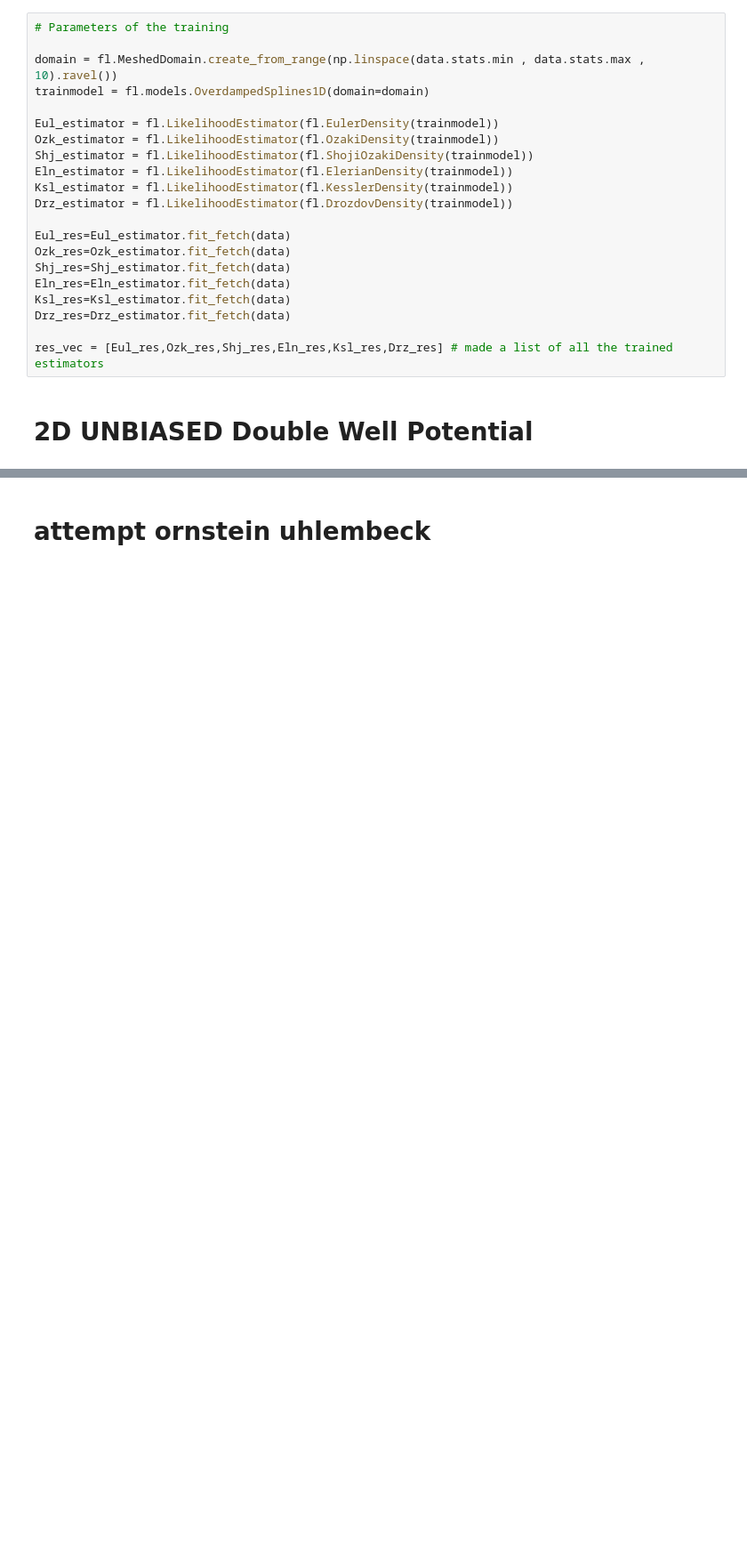
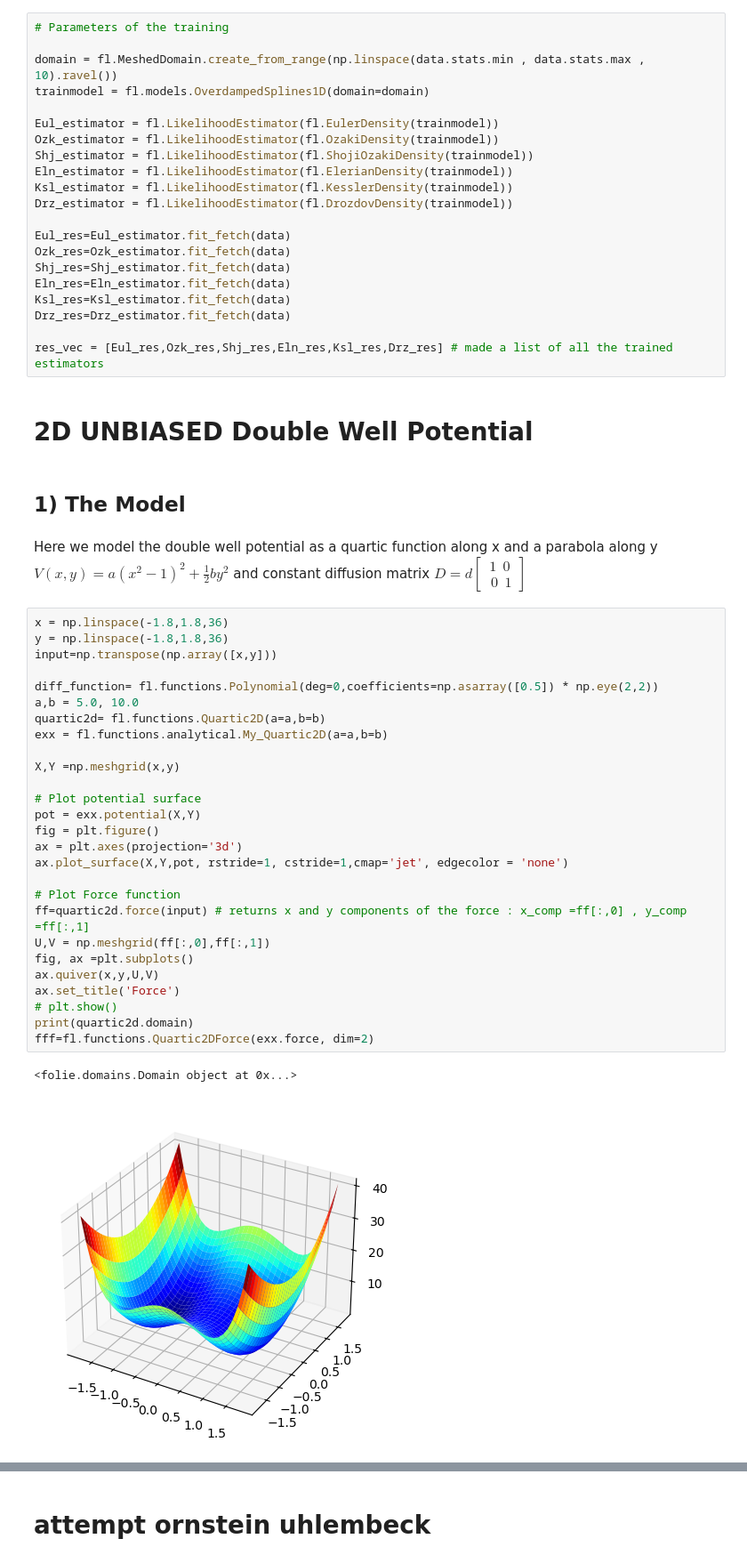
Before and after one commit to langevinmodel/folie, a Jupyter notebook: toy_models/estimation/1D_DW_estimation.ipynb, the cells around one changed output, grey strips where cells are left out. Shown at 89% size. Drawn from its saved outputs; the diff is of its cells as text; blank space fills up the shorter version.

```diff
--- a/toy_models/estimation/1D_DW_estimation.ipynb
+++ b/toy_models/estimation/1D_DW_estimation.ipynb
@@ -448,3 +449,38 @@ Drz_res=Drz_estimator.fit_fetch(data)
 res_vec = [Eul_res,Ozk_res,Shj_res,Eln_res,Ksl_res,Drz_res] # made a list of all the trained estimators
 # %% [markdown]
 # 2D UNBIASED Double Well Potential
+# %% [markdown]
+## 1) The Model
+# %% [markdown]
+Here we model the double well potential as a quartic function along x  and a parabola along y $V(x,y)= a(x^2-1)^2 + \frac{1}{2}by^2$
+and constant diffusion matrix $D= d\begin{bmatrix} 1 \ \ 0 \\\ 0 \ \ 1 \end{bmatrix}$
+# %%
+x = np.linspace(-1.8,1.8,36)
+y = np.linspace(-1.8,1.8,36)
+input=np.transpose(np.array([x,y]))
+
+diff_function= fl.functions.Polynomial(deg=0,coefficients=np.asarray([0.5]) * np.eye(2,2))
+a,b = 5.0, 10.0
+quartic2d= fl.functions.Quartic2D(a=a,b=b)
+exx = fl.functions.analytical.My_Quartic2D(a=a,b=b)
+
+X,Y =np.meshgrid(x,y)
+
+# Plot potential surface
+pot = exx.potential(X,Y)
+fig = plt.figure()
+ax = plt.axes(projection='3d')
+ax.plot_surface(X,Y,pot, rstride=1, cstride=1,cmap='jet', edgecolor = 'none')
+
+# Plot Force function
+ff=quartic2d.force(input) # returns x and y components of the force : x_comp =ff[:,0] , y_comp =ff[:,1]
+U,V = np.meshgrid(ff[:,0],ff[:,1])
+fig, ax =plt.subplots()
+ax.quiver(x,y,U,V)
+ax.set_title('Force')
+# plt.show()
+print(quartic2d.domain)
+fff=fl.functions.Quartic2DForce(exx.force, dim=2)
+# %% [output]
+<folie.domains.Domain object at 0x...>
+[figure, added]
```
Also changed, not shown: parts of 29 cells of this notebook, 2 other files.
